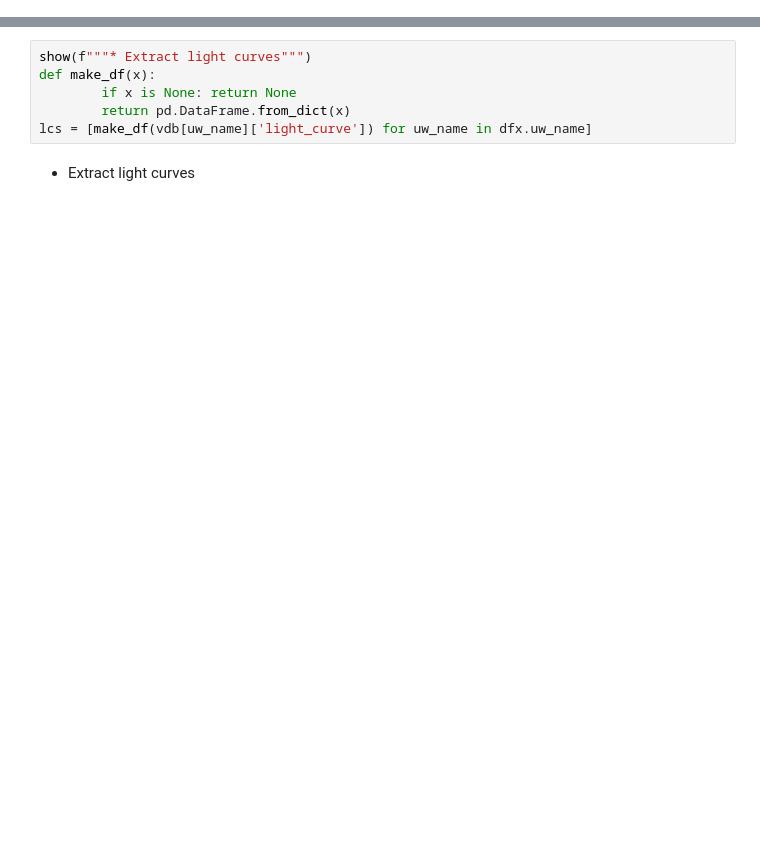
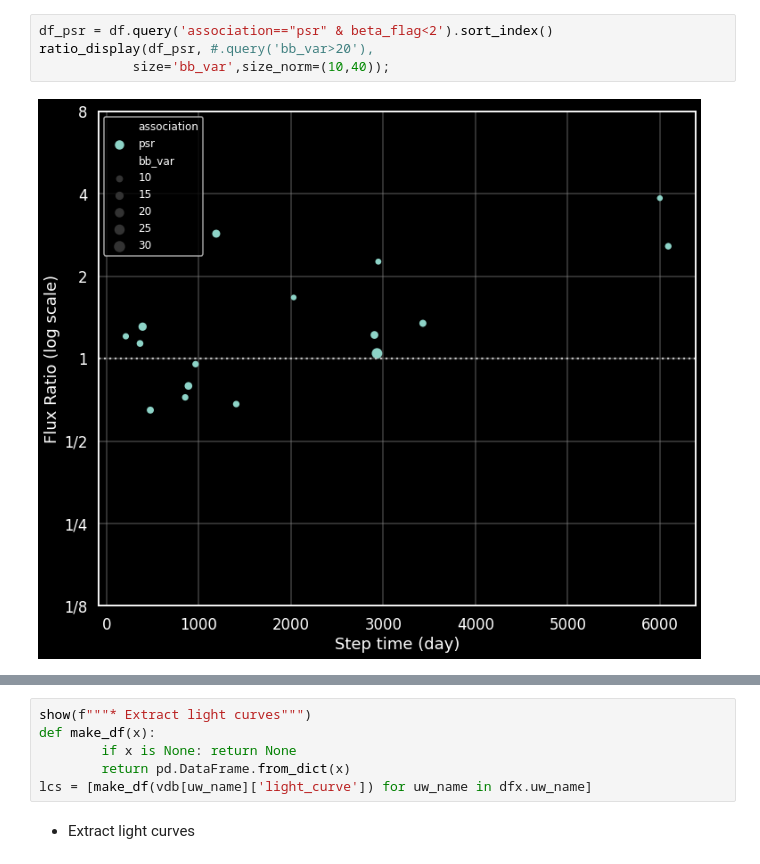
Before and after one commit to tburnett/agnsteps, a Jupyter notebook: transition.ipynb, the cells around one changed output, grey strips where cells are left out. Saved outputs shown, nothing was run; the diff lists cells and outputs as text; blank space fills up the shorter version.

```diff
--- a/transition.ipynb
+++ b/transition.ipynb
@@ -30,0 +236,6 @@ Apply margin=50 weeks: <br>Found 766 candidates, with the association categories
+# %%
+df_psr = df.query('association=="psr" & beta_flag<2').sort_index()
+ratio_display(df_psr, #.query('bb_var>20'),
+            size='bb_var',size_norm=(10,40));
+# %% [output]
+[figure, added]
```
Also changed, not shown: parts of 27 cells of this notebook, 5 other files.
